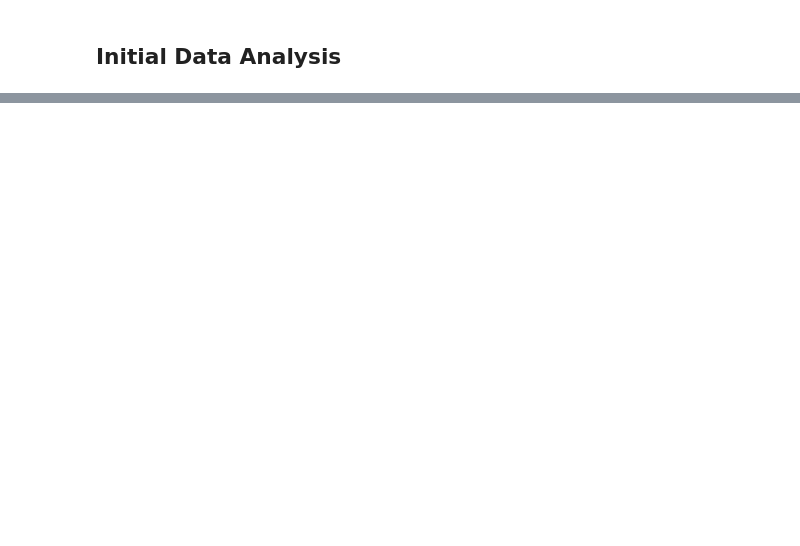
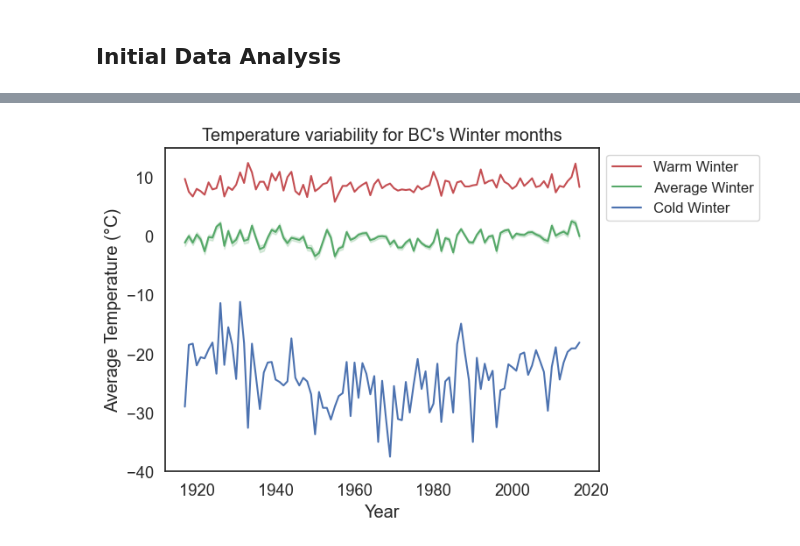
Before and after one commit to ubco-W2022T2-data301/project-group33, a Jupyter notebook: analysis/analysis3.ipynb, the cells around one changed output, grey strips where cells are left out. Drawn from its saved outputs; the diff is of its cells as text; code cells hidden in the pictures; blank space fills up the shorter version.

```diff
--- a/analysis/analysis3.ipynb
+++ b/analysis/analysis3.ipynb
@@ -15,14 +14,17 @@
 # %%
 import pandas as pd
 import matplotlib.pyplot as plt
+from matplotlib import cm
 import numpy as np
 import seaborn as sns
 import math
 import sys
 import os
+import joypy
 from pathlib import Path
 sys.path.append("./code/")
 import Project_Functions as ProFun
 import glob
 pd.options.display.float_format = '{:.1f}'.format
+sns.set_theme(style = "white", font_scale = 1.2)
 # %% [markdown]
@@ -138,0 +414,27 @@ Briefly describe your research question or interests here.
+# %%
+# I am defining the Winter months as from November to March
+BC_Winter = BCdata[(BCdata['Month'] == 11) |
+                    (BCdata['Month'] == 12) |
+                    (BCdata['Month'] == 1) |
+                    (BCdata['Month'] == 2) |
+                    (BCdata['Month'] == 3) ]
+
+# Plot for Warm Winter
+Warm_BC_Winter = BC_Winter.groupby('Year').max().reset_index()
+sns.lineplot(x='Year', y='Tm', data=Warm_BC_Winter, color='r', label='Warm Winter')
+
+# Plot for Average Winter
+sns.lineplot(x='Year', y='Tm', data=BC_Winter, color='g', label='Average Winter')
+
+# Plot for Extremely Cold Winter
+Extreme_BC_Winter = BC_Winter.groupby('Year').min().reset_index()
+sns.lineplot(x='Year', y='Tm', data=Extreme_BC_Winter, color='b', label='Cold Winter')
+
+plt.ylim(-40, 15)
+plt.ylabel("Average Temperature (°C)")
+plt.title("Temperature variability for BC's Winter months")
+sns.color_palette("colorblind")
+plt.legend(loc=0, bbox_to_anchor=(1,1), fontsize=12)
+plt.show()
+# %% [output]
+[figure, added]
```
Also changed, not shown: parts of 98 cells of this notebook.
